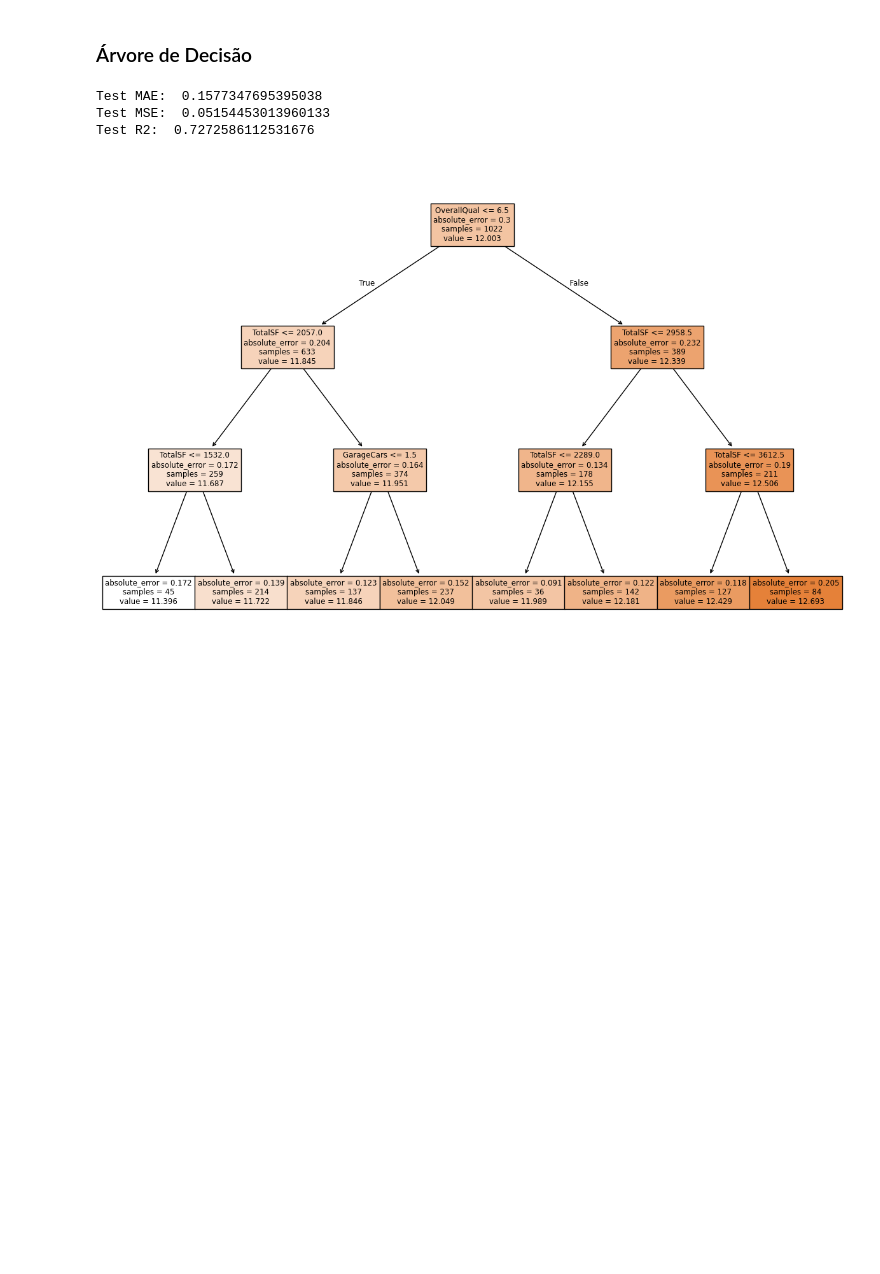
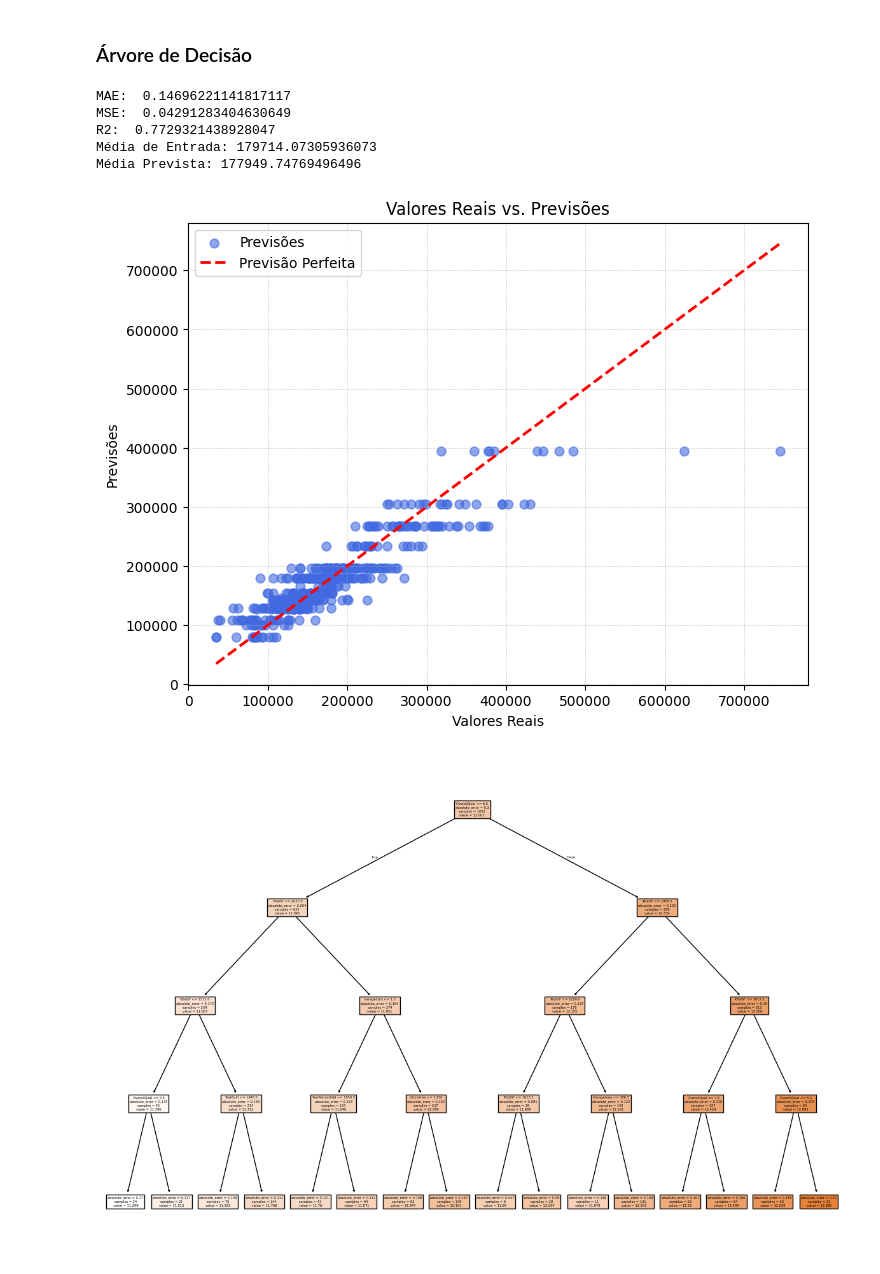
Before and after one commit to Nathan-Rgs/patternRecognition-supervisedLearning, a Jupyter notebook: regression/houses.ipynb, the cells around one changed output. Drawn from its saved outputs; the diff is of its cells as text; code cells hidden in the pictures; blank space fills up the shorter version.

```diff
--- a/regression/houses.ipynb
+++ b/regression/houses.ipynb
@@ -334,3 +326,28 @@ def plot_loss(history):
+# %%
+def plot_loss(history):
+    plt.plot(history.history['loss'], label='loss')
+    plt.plot(history.history['val_loss'], label='val_loss')
+    plt.xlabel('Épocas')
+    plt.ylabel('Erro')
+    plt.legend()
+    plt.grid(True)
+
+def plot_real_vs_predicdt(y_test_original, y_pred_original):
+    plt.figure(figsize=(8, 6))
+    plt.scatter(y_test_original, y_pred_original, color='royalblue', alpha=0.6, s=40, label='Previsões')
+
+    # Adicionar uma linha de referência para a previsão perfeita
+    max_val = max(max(y_test_original), max(y_pred_original))
+    min_val = min(min(y_test_original), min(y_pred_original))
+    plt.plot([min_val, max_val], [min_val, max_val], color='red', linestyle='--', linewidth=2, label='Previsão Perfeita')
+
+    # Configurações do gráfico
+    plt.xlabel('Valores Reais')
+    plt.ylabel('Previsões')
+    plt.title('Valores Reais vs. Previsões')
+    plt.legend()
+    plt.grid(True, linestyle=':', linewidth=0.5)
+    plt.show()
 # %%
 # Travando a seed
 np.random.seed(1)
@@ -489,23 +445,36 @@ R2:  0.765111489159943
 ### Árvore de Decisão
 # %%
 # Inicialize o regressor com o critério 'absolute_error' e profundidade máxima
-regressor = DecisionTreeRegressor(criterion='absolute_error', max_depth=3)
+regressor = DecisionTreeRegressor(criterion='absolute_error', max_depth=4)
 
 # Treine o modelo com os dados de treino
 regressor = regressor.fit(X_train, y_train)
 
 # Avalie o desempenho no conjunto de teste
 test_predictions = regressor.predict(X_test)
-print("Test MAE: ", mean_absolute_error(y_test, test_predictions))
-print("Test MSE: ", mean_squared_error(y_test, test_predictions))
-print("Test R2: ", r2_score(y_test, test_predictions))
+print("MAE: ", mean_absolute_error(y_test, test_predictions))
+print("MSE: ", mean_squared_error(y_test, test_predictions))
+print("R2: ", r2_score(y_test, test_predictions))
+
+y_pred = test_predictions.flatten()
+# Reverter a transformação logarítmica para escala original
+y_test_original = np.expm1(y_test)
+y_pred_original = np.expm1(y_pred)
+
+print('Média de Entrada:', y_test_original.mean())
+print('Média Prevista:', y_pred_original.mean())
+
+plot_real_vs_predicdt(y_test_original, y_pred_original)
 
 # Plot da árvore de decisão
 plt.figure(figsize=(15, 10))
 plot_tree(regressor, feature_names=X_train.columns, filled=True)
 plt.show()
 # %% [output]
-Test MAE:  0.1577347695395038
-Test MSE:  0.05154453013960133
-Test R2:  0.7272586112531676
+MAE:  0.14696221141817117
+MSE:  0.04291283404630649
+R2:  0.7729321438928047
+Média de Entrada: 179714.07305936073
+Média Prevista: 177949.74769496496
-[figure, old version]
+[figure, new version]
+[figure, added]
```
Also changed, not shown: parts of 7 cells of this notebook.
